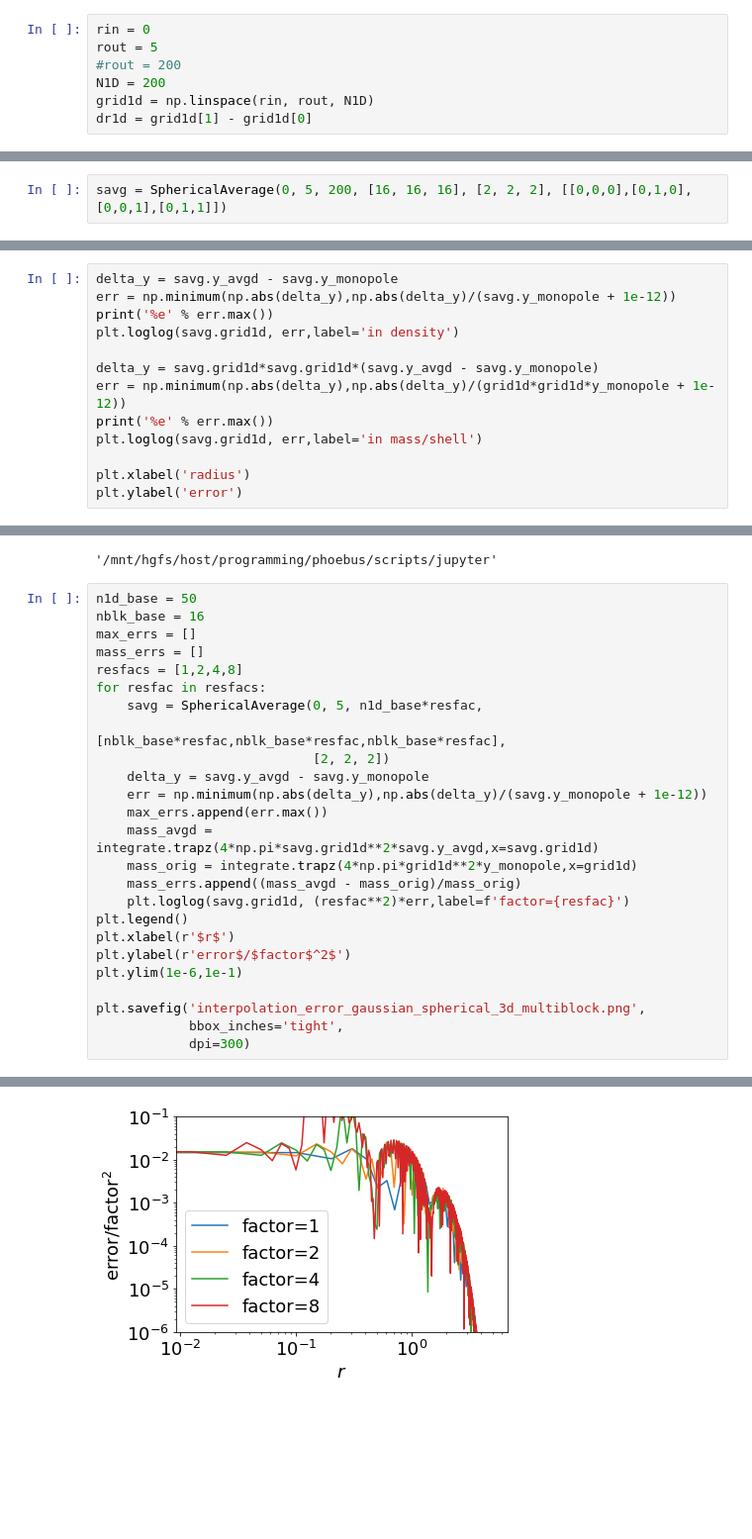
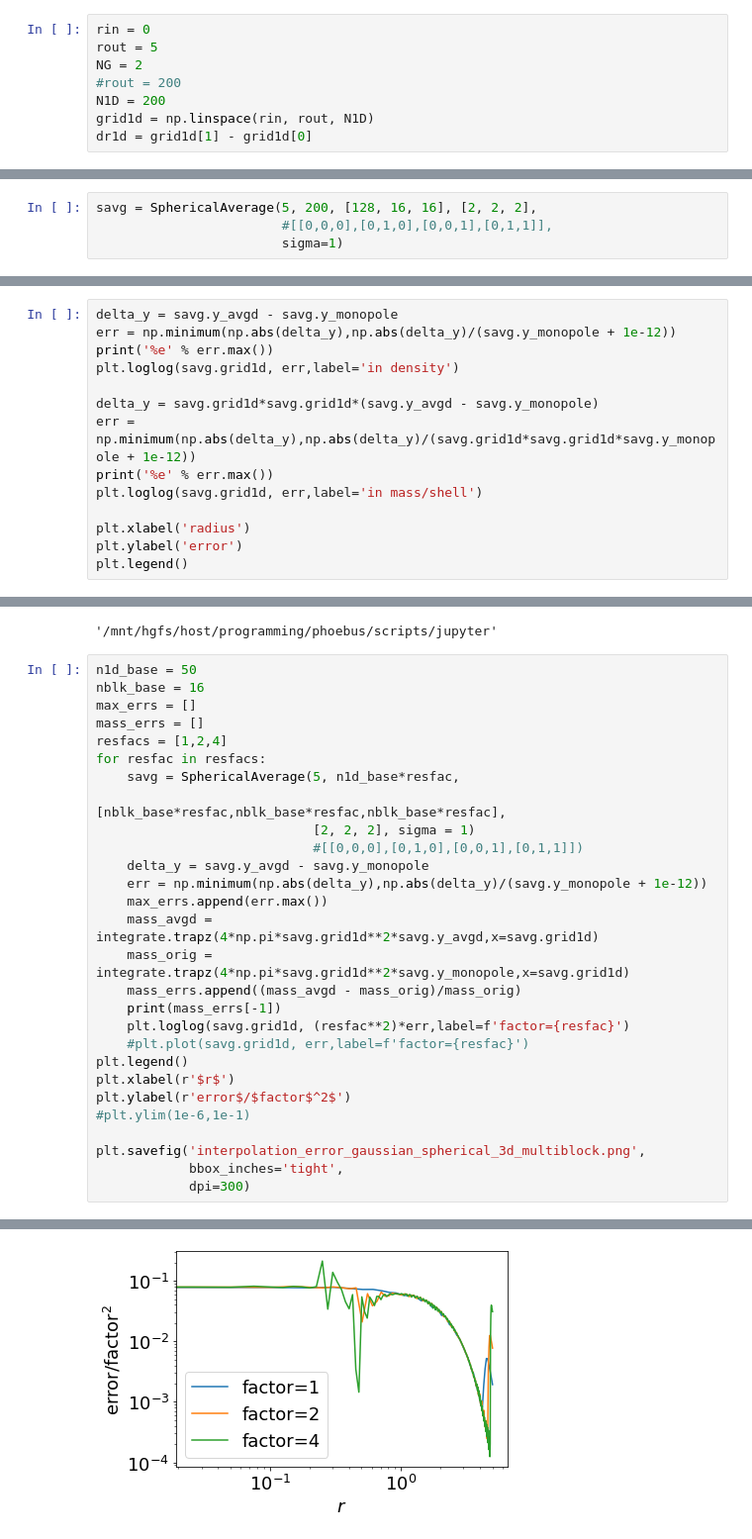
Before and after one commit to lanl/phoebus, a Jupyter notebook: scripts/jupyter/remapping-toy.ipynb, the cells around one changed output, grey strips where cells are left out. Shown at 99% size. Cells and saved outputs as stored; diff of their text form; blank space fills up the shorter version.

```diff
--- a/scripts/jupyter/remapping-toy.ipynb
+++ b/scripts/jupyter/remapping-toy.ipynb
@@ -13,6 +13,7 @@ NDIM = 3
 # %%
 rin = 0
 rout = 5
+NG = 2
 #rout = 200
 N1D = 200
 grid1d = np.linspace(rin, rout, N1D)
@@ -185,6 +240,8 @@ class SphericalAverage:
         print("Done")
 # %%
-savg = SphericalAverage(0, 5, 200, [16, 16, 16], [2, 2, 2], [[0,0,0],[0,1,0],[0,0,1],[0,1,1]])
+savg = SphericalAverage(5, 200, [128, 16, 16], [2, 2, 2],
+                        #[[0,0,0],[0,1,0],[0,0,1],[0,1,1]],
+                        sigma=1)
 # %% [output]
 Generating grids
 Generating functions
@@ -213,10 +276,11 @@ print('%e' % err.max())
 plt.loglog(savg.grid1d, err,label='in density')
 
 delta_y = savg.grid1d*savg.grid1d*(savg.y_avgd - savg.y_monopole)
-err = np.minimum(np.abs(delta_y),np.abs(delta_y)/(grid1d*grid1d*y_monopole + 1e-12))
+err = np.minimum(np.abs(delta_y),np.abs(delta_y)/(savg.grid1d*savg.grid1d*savg.y_monopole + 1e-12))
 print('%e' % err.max())
 plt.loglog(savg.grid1d, err,label='in mass/shell')
 
 plt.xlabel('radius')
 plt.ylabel('error')
+plt.legend()
 # %% [output]
@@ -239,22 +303,25 @@ n1d_base = 50
 nblk_base = 16
 max_errs = []
 mass_errs = []
-resfacs = [1,2,4,8]
+resfacs = [1,2,4]
 for resfac in resfacs:
-    savg = SphericalAverage(0, 5, n1d_base*resfac,
+    savg = SphericalAverage(5, n1d_base*resfac,
                             [nblk_base*resfac,nblk_base*resfac,nblk_base*resfac],
-                            [2, 2, 2])
+                            [2, 2, 2], sigma = 1)
+                            #[[0,0,0],[0,1,0],[0,0,1],[0,1,1]])
     delta_y = savg.y_avgd - savg.y_monopole
     err = np.minimum(np.abs(delta_y),np.abs(delta_y)/(savg.y_monopole + 1e-12))
     max_errs.append(err.max())
     mass_avgd = integrate.trapz(4*np.pi*savg.grid1d**2*savg.y_avgd,x=savg.grid1d)
-    mass_orig = integrate.trapz(4*np.pi*grid1d**2*y_monopole,x=grid1d)
+    mass_orig = integrate.trapz(4*np.pi*savg.grid1d**2*savg.y_monopole,x=savg.grid1d)
     mass_errs.append((mass_avgd - mass_orig)/mass_orig)
+    print(mass_errs[-1])
     plt.loglog(savg.grid1d, (resfac**2)*err,label=f'factor={resfac}')
+    #plt.plot(savg.grid1d, err,label=f'factor={resfac}')
 plt.legend()
 plt.xlabel(r'$r$')
 plt.ylabel(r'error$/$factor$^2$')
-plt.ylim(1e-6,1e-1)
+#plt.ylim(1e-6,1e-1)
 
 plt.savefig('interpolation_error_gaussian_spherical_3d_multiblock.png',
             bbox_inches='tight',
@@ -279,4 +345,4 @@ Done
-[figure, old version]
+[figure, new version]
 # %%
 plt.semilogy(savg.grid1d,savg.y_avgd,'bo')
 plt.plot(savg.grid1d,savg.y_monopole,'k-')
```
Also changed, not shown: parts of 11 cells of this notebook.
